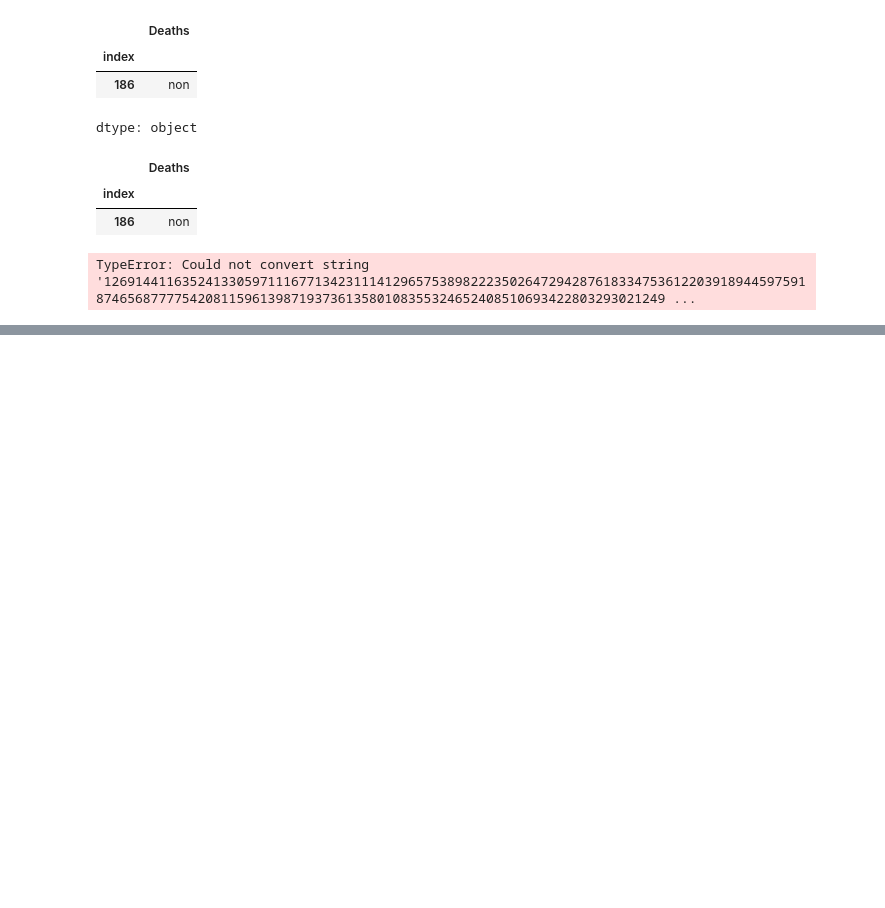
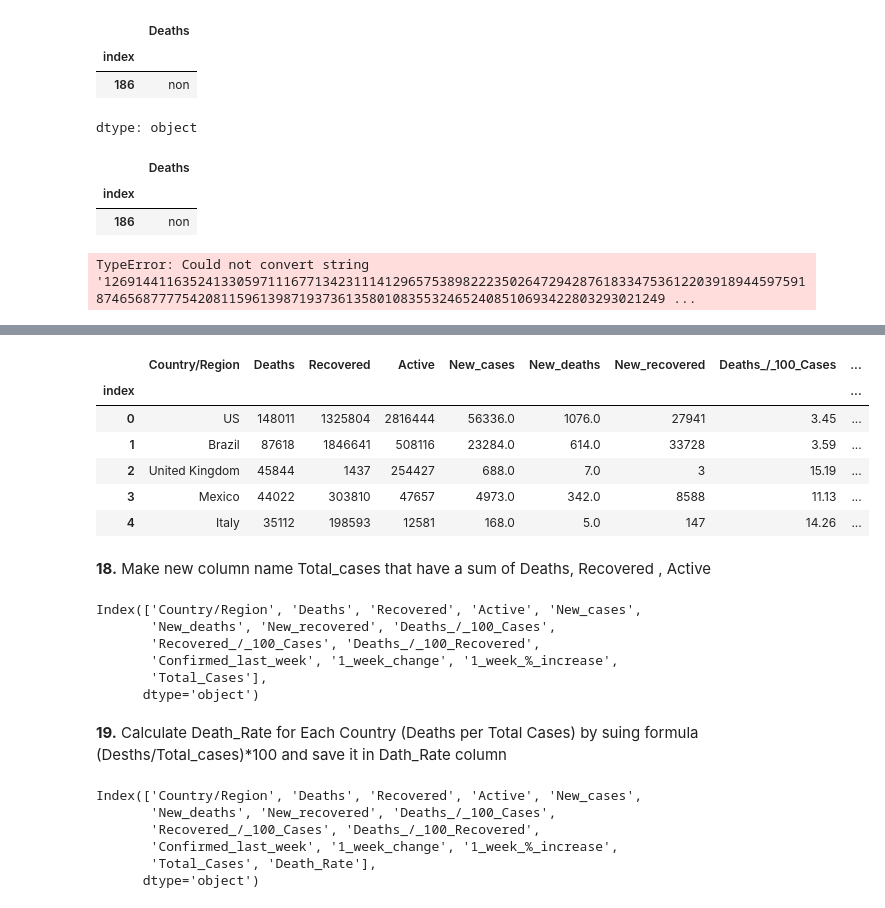
Before and after one commit to Humza134/Pandas, a Jupyter notebook: Data_Analysis_Task_1.ipynb, the cells around one changed output, grey strips where cells are left out. Cells and saved outputs as stored; diff of their text form; code cells hidden in the pictures; blank space fills up the shorter version.

```diff
--- a/Data_Analysis_Task_1.ipynb
+++ b/Data_Analysis_Task_1.ipynb
@@ -367,0 +518,12 @@ data.loc[186:186, "Deaths"]
+# %%
+# prompt: Which countries have a recovery rate (Recovered / Total Cases)
+# above 95%
+
+# Calculate the recovery rate
+data['Recovery_Rate'] = data['Recovered'] / data['Total_Cases']
+
+# Filter countries with a recovery rate above 95%
+countries_above_95 = data[data['Recovery_Rate'] > 0.95]['Country/Region']
+
+# Print the countries
+countries_above_95
@@ -367,0 +532,2 @@ data.loc[186:186, "Deaths"]
+# %%
+data = data.drop(columns=['WHO_Region', 'Confirmed'])
@@ -367,0 +569,13 @@ data.loc[186:186, "Deaths"]
+# %%
+data.head()
+# %% [output]
+|  | Country/Region | Deaths | Recovered | Active | New_cases | New_deaths | New_recovered | Deaths_/_100_Cases | ... |
+| index |  |  |  |  |  |  |  |  | ... |
+| 0 | US | 148011 | 1325804 | 2816444 | 56336.0 | 1076.0 | 27941 | 3.45 | ... |
+| 1 | Brazil | 87618 | 1846641 | 508116 | 23284.0 | 614.0 | 33728 | 3.59 | ... |
+| 2 | United Kingdom | 45844 | 1437 | 254427 | 688.0 | 7.0 | 3 | 15.19 | ... |
+| 3 | Mexico | 44022 | 303810 | 47657 | 4973.0 | 342.0 | 8588 | 11.13 | ... |
+| 4 | Italy | 35112 | 198593 | 12581 | 168.0 | 5.0 | 147 | 14.26 | ... |
+# %% [markdown]
+**18.** Make new column name Total_cases that have a sum of Deaths,
+Recovered , Active
@@ -367,0 +584,13 @@ data.loc[186:186, "Deaths"]
+# %%
+data.columns
+# %% [output]
+Index(['Country/Region', 'Deaths', 'Recovered', 'Active', 'New_cases',
+       'New_deaths', 'New_recovered', 'Deaths_/_100_Cases',
+       'Recovered_/_100_Cases', 'Deaths_/_100_Recovered',
+       'Confirmed_last_week', '1_week_change', '1_week_%_increase',
+       'Total_Cases'],
+      dtype='object')
+# %% [markdown]
+**19.** Calculate Death_Rate for Each Country (Deaths per Total
+Cases) by suing formula (Desths/Total_cases)*100 and save it in
+Dath_Rate column
@@ -367,0 +599,9 @@ data.loc[186:186, "Deaths"]
+# %%
+data.columns
+# %% [output]
+Index(['Country/Region', 'Deaths', 'Recovered', 'Active', 'New_cases',
+       'New_deaths', 'New_recovered', 'Deaths_/_100_Cases',
+       'Recovered_/_100_Cases', 'Deaths_/_100_Recovered',
+       'Confirmed_last_week', '1_week_change', '1_week_%_increase',
+       'Total_Cases', 'Death_Rate'],
+      dtype='object')
```
Also changed, not shown: parts of 45 cells of this notebook.
